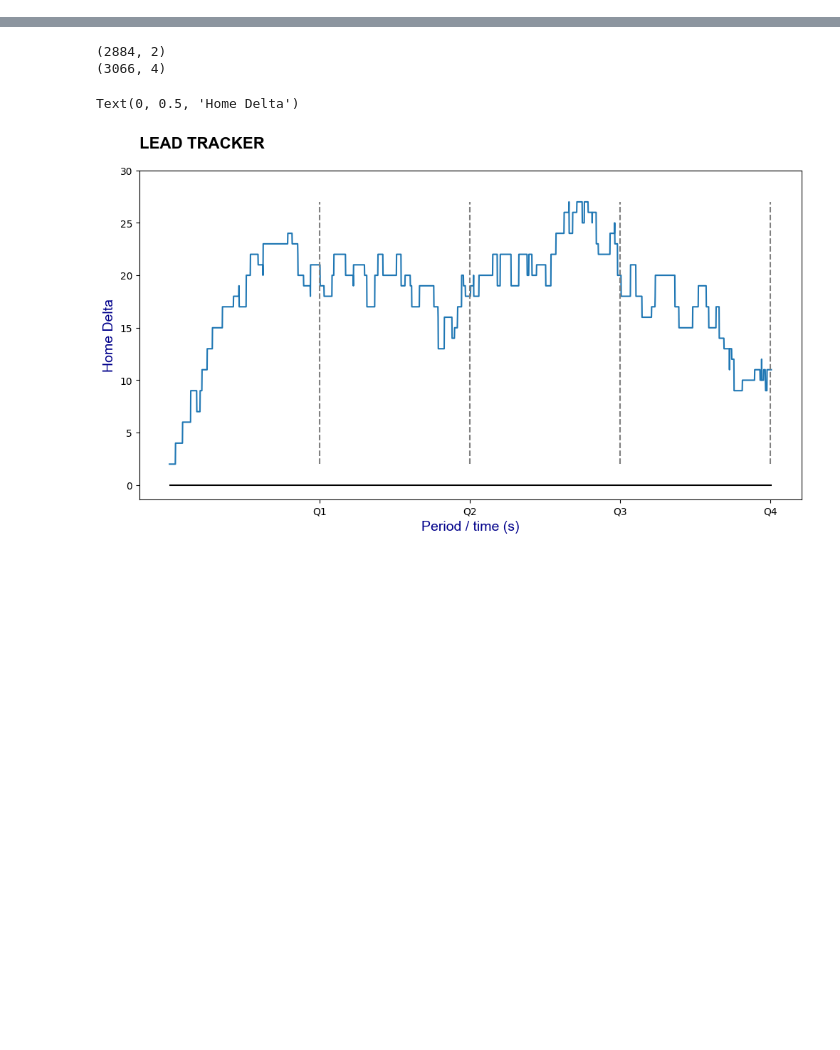
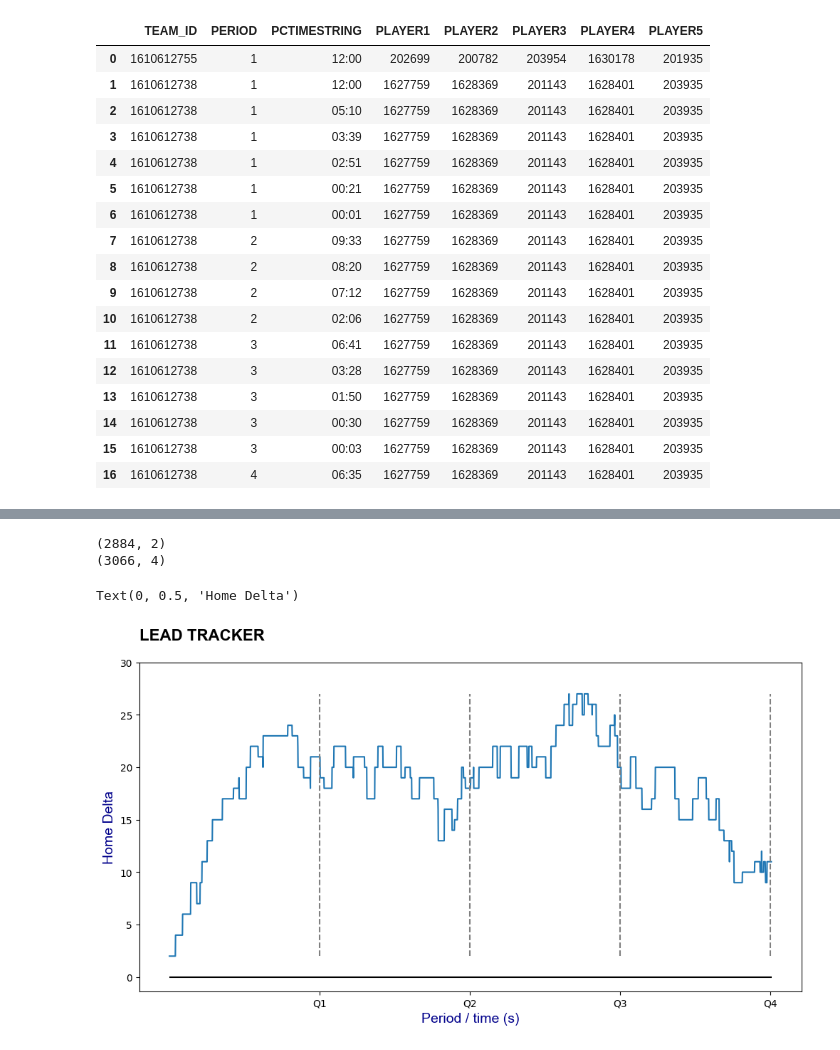
Before and after one commit to egarcia00/playbyplay, a Jupyter notebook: sandbox_notebook.ipynb, the cells around one changed output, grey strips where cells are left out. Cells and saved outputs as stored; diff of their text form; code cells hidden in the pictures; blank space fills up the shorter version.

```diff
--- a/sandbox_notebook.ipynb
+++ b/sandbox_notebook.ipynb
@@ -43,0 +211,40 @@ df.shape
+# %%
+for i in range(0,len(substitutions_log)):
+        PERIOD_SUB = substitutions_log['PERIOD'].values[i]
+        PCTIMESTRING_SUB = substitutions_log['PCTIMESTRING'].values[i]
+        player_out = substitutions_log['PLAYER1_ID'].values[i]
+        player_in  = substitutions_log['PLAYER2_ID'].values[i]
+
+        previous_lineup = list(lineup_df.loc[len(lineup_df)-1].values)
+        new_lineup = previous_lineup
+        new_lineup[0] = TEAMS_ID[j]
+        new_lineup[1] = PERIOD_SUB
+        new_lineup[2] = PCTIMESTRING_SUB
+        new_lineup = [player_in if x == player_out else x for x in new_lineup]
+        lineup_df.loc[len(lineup_df)] = new_lineup
+
+        idx = lineup_df.groupby(['TEAM_ID','PERIOD', 'PCTIMESTRING'])['PLAYER1'].idxmax()
+        clean_lineup_df = lineup_df.loc[idx].sort_index().reset_index(drop=True)
+        clean_lineup_df['PCTIMESTRING']= clean_lineup_df['PCTIMESTRING'].apply(lambda x: ':'.join(part.zfill(2) for part in x.split(':')))
+        clean_lineup_df = clean_lineup_df.sort_values(by=['TEAM_ID','PERIOD','PCTIMESTRING'], ascending=[False,True, False]).reset_index(drop=True)
+
+clean_lineup_df
+# %% [output]
+|  | TEAM_ID | PERIOD | PCTIMESTRING | PLAYER1 | PLAYER2 | PLAYER3 | PLAYER4 | PLAYER5 |
+| 0 | 1610612755 | 1 | 12:00 | 202699 | 200782 | 203954 | 1630178 | 201935 |
+| 1 | 1610612738 | 1 | 12:00 | 1627759 | 1628369 | 201143 | 1628401 | 203935 |
+| 2 | 1610612738 | 1 | 05:10 | 1627759 | 1628369 | 201143 | 1628401 | 203935 |
+| 3 | 1610612738 | 1 | 03:39 | 1627759 | 1628369 | 201143 | 1628401 | 203935 |
+| 4 | 1610612738 | 1 | 02:51 | 1627759 | 1628369 | 201143 | 1628401 | 203935 |
+| 5 | 1610612738 | 1 | 00:21 | 1627759 | 1628369 | 201143 | 1628401 | 203935 |
+| 6 | 1610612738 | 1 | 00:01 | 1627759 | 1628369 | 201143 | 1628401 | 203935 |
+| 7 | 1610612738 | 2 | 09:33 | 1627759 | 1628369 | 201143 | 1628401 | 203935 |
+| 8 | 1610612738 | 2 | 08:20 | 1627759 | 1628369 | 201143 | 1628401 | 203935 |
+| 9 | 1610612738 | 2 | 07:12 | 1627759 | 1628369 | 201143 | 1628401 | 203935 |
+| 10 | 1610612738 | 2 | 02:06 | 1627759 | 1628369 | 201143 | 1628401 | 203935 |
+| 11 | 1610612738 | 3 | 06:41 | 1627759 | 1628369 | 201143 | 1628401 | 203935 |
+| 12 | 1610612738 | 3 | 03:28 | 1627759 | 1628369 | 201143 | 1628401 | 203935 |
+| 13 | 1610612738 | 3 | 01:50 | 1627759 | 1628369 | 201143 | 1628401 | 203935 |
+| 14 | 1610612738 | 3 | 00:30 | 1627759 | 1628369 | 201143 | 1628401 | 203935 |
+| 15 | 1610612738 | 3 | 00:03 | 1627759 | 1628369 | 201143 | 1628401 | 203935 |
+| 16 | 1610612738 | 4 | 06:35 | 1627759 | 1628369 | 201143 | 1628401 | 203935 |
```
Also changed, not shown: parts of 62 cells of this notebook, 3 other files.
